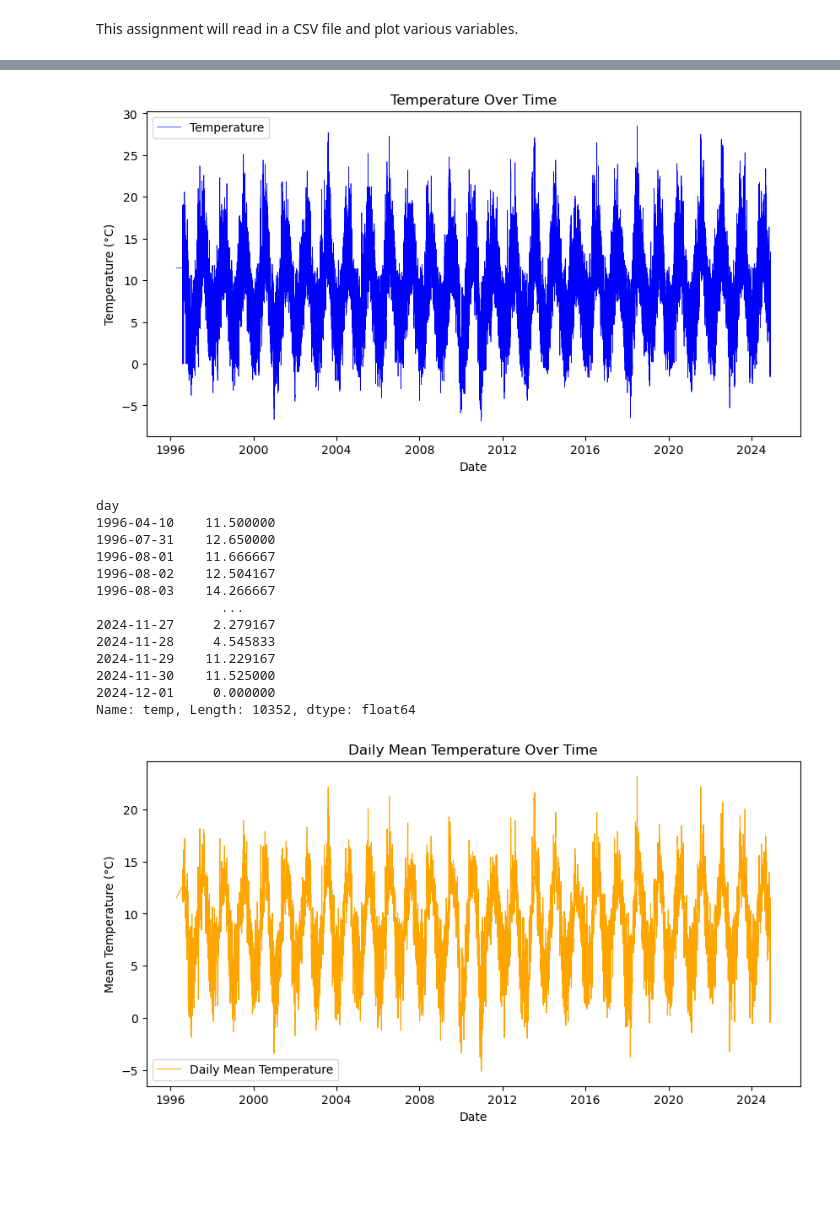
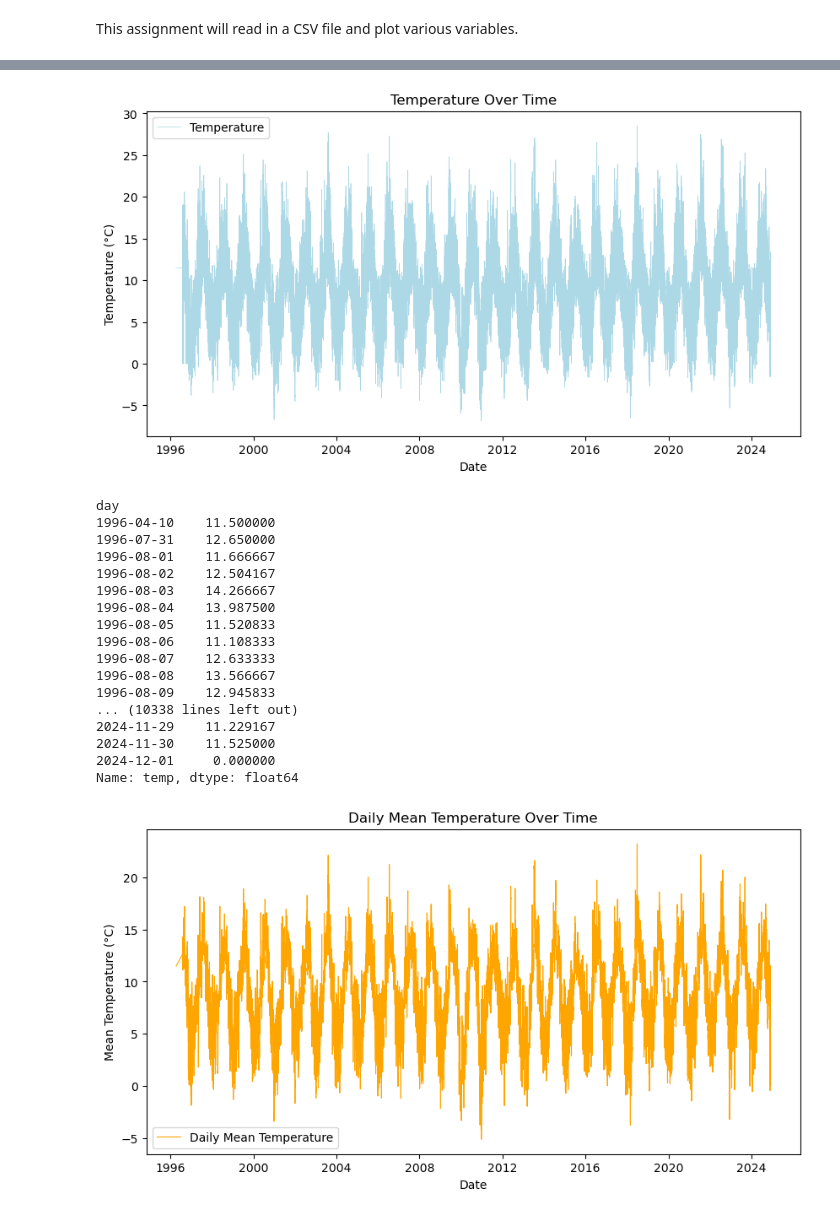
Before and after one commit to morgam7/PFDA-assignments, a Jupyter notebook: assignment_6_Weather.ipynb, the cells around one changed output, grey strips where cells are left out. Cells and saved outputs as stored; diff of their text form; code cells hidden in the pictures; blank space fills up the shorter version.

```diff
--- a/assignment_6_Weather.ipynb
+++ b/assignment_6_Weather.ipynb
@@ -18,2 +40,3 @@ df.head(3)
 # %%
-df['date'] = pd.to_datetime(df['date'])
+df['date'] = pd.to_datetime(df['date'], format='%d-%b-%Y %H:%M')
+print(df.dtypes)
@@ -59,14 +61,14 @@ dtype: object
 # %%
 # Plot the temperature
 plt.figure(figsize=(10, 5))
-plt.plot(df['date'], df['temp'], label='Temperature', color='blue', linewidth=0.5)
+plt.plot(df['date'], df['temp'], label='Temperature', color='lightblue', linewidth=0.5)
 plt.title('Temperature Over Time')
 plt.xlabel('Date')
 plt.ylabel('Temperature (°C)')
 plt.legend()
 plt.show()
 # %% [output]
-[figure, old version]
+[figure, new version]
 # %%
 df['day'] = df['date'].dt.date # dropping the time to make new column with just the day
 
@@ -79,13 +81,17 @@ day
 1996-08-01    11.666667
 1996-08-02    12.504167
 1996-08-03    14.266667
-                ...
-2024-11-27     2.279167
-2024-11-28     4.545833
+1996-08-04    13.987500
+1996-08-05    11.520833
+1996-08-06    11.108333
+1996-08-07    12.633333
+1996-08-08    13.566667
+1996-08-09    12.945833
+... (10338 lines left out)
 2024-11-29    11.229167
 2024-11-30    11.525000
 2024-12-01     0.000000
-Name: temp, Length: 10352, dtype: float64
+Name: temp, dtype: float64
 # %%
 plt.figure(figsize=(10, 5))
 plt.plot(daily_mean_temp.index, daily_mean_temp.values, label='Daily Mean Temperature', color='orange', linewidth=0.8)
```
Also changed, not shown: parts of 11 cells of this notebook.
